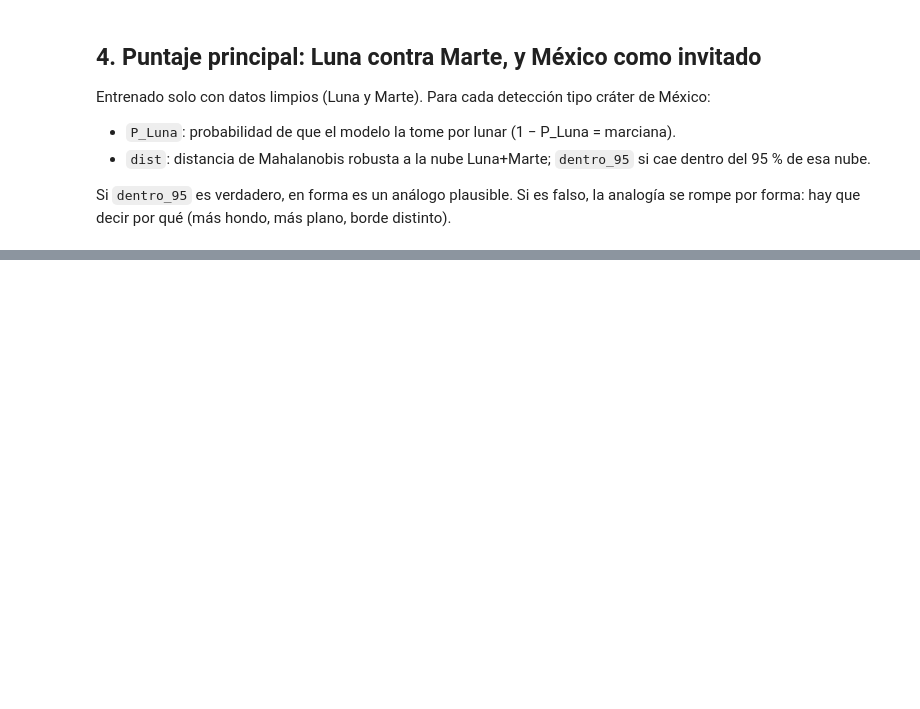
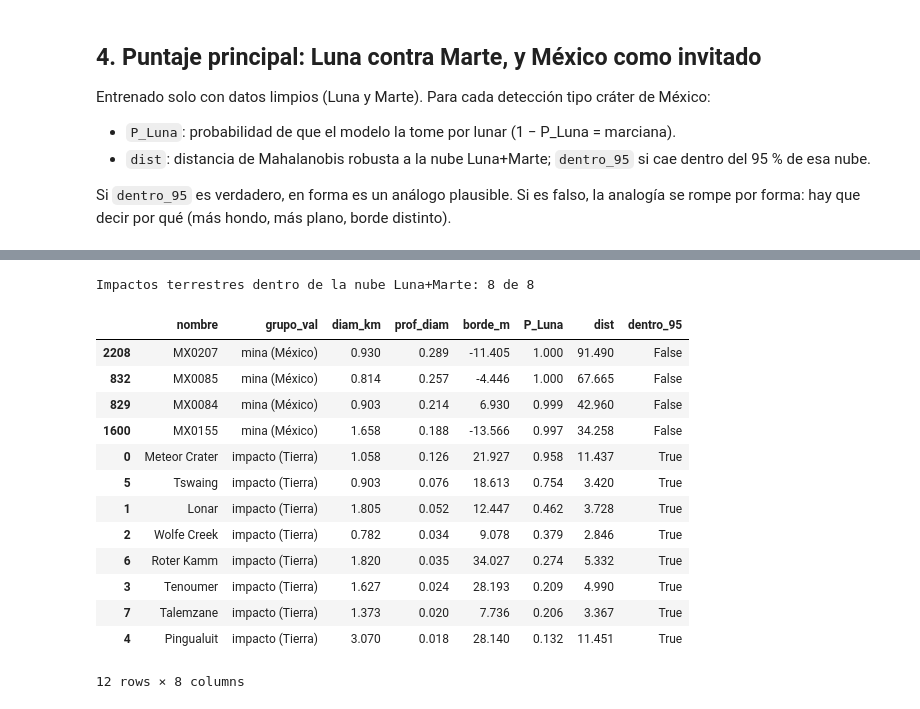
Before and after one commit to Niettzche/spaceapps-2026, a Jupyter notebook: ciencia_datos/03_etiquetas_por_fuentes.ipynb, the cells around one changed output, grey strips where cells are left out. Saved outputs shown, nothing was run; the diff lists cells and outputs as text; code cells hidden in the pictures; blank space fills up the shorter version.

```diff
--- a/ciencia_datos/03_etiquetas_por_fuentes.ipynb
+++ b/ciencia_datos/03_etiquetas_por_fuentes.ipynb
@@ -286,0 +307,25 @@ fig.tight_layout(); fig.savefig(SALIDA / "fuentes_sobre_luna_marte.png", bbox_in
+# %%
+imp = preparar(pd.read_csv(DATOS / "impactos_tierra.csv"))
+imp = imp[imp.detectado.astype(bool) & (imp.nombre != "Xiuyan")].copy()
+imp["P_Luna"] = modelo_lm.predict_proba(imp[FD].to_numpy(float))[:, list(modelo_lm.classes_).index("Luna")]
+imp["dist"] = mcd.mahalanobis(esc.transform(imp[FD])); imp["dentro_95"] = imp.dist <= corte
+print(f"Impactos terrestres dentro de la nube Luna+Marte: {int(imp.dentro_95.sum())} de {len(imp)}")
+comp = pd.concat([imp.assign(grupo_val="impacto (Tierra)")[["nombre", "grupo_val", "diam_km", "prof_diam", "borde_m", "P_Luna", "dist", "dentro_95"]],
+                  mxc[mxc.fuente == "mina"].nlargest(4, "prof_diam").assign(grupo_val="mina (México)", nombre=lambda d: d.cid)[["nombre", "grupo_val", "diam_km", "prof_diam", "borde_m", "P_Luna", "dist", "dentro_95"]]])
+comp.sort_values("P_Luna", ascending=False).round(3)
+# %% [output]
+Impactos terrestres dentro de la nube Luna+Marte: 8 de 8
+|  | nombre | grupo_val | diam_km | prof_diam | borde_m | P_Luna | dist | dentro_95 |
+| 2208 | MX0207 | mina (México) | 0.930 | 0.289 | -11.405 | 1.000 | 91.490 | False |
+| 832 | MX0085 | mina (México) | 0.814 | 0.257 | -4.446 | 1.000 | 67.665 | False |
+| 829 | MX0084 | mina (México) | 0.903 | 0.214 | 6.930 | 0.999 | 42.960 | False |
+| 1600 | MX0155 | mina (México) | 1.658 | 0.188 | -13.566 | 0.997 | 34.258 | False |
+| 0 | Meteor Crater | impacto (Tierra) | 1.058 | 0.126 | 21.927 | 0.958 | 11.437 | True |
+| 5 | Tswaing | impacto (Tierra) | 0.903 | 0.076 | 18.613 | 0.754 | 3.420 | True |
+| 1 | Lonar | impacto (Tierra) | 1.805 | 0.052 | 12.447 | 0.462 | 3.728 | True |
+| 2 | Wolfe Creek | impacto (Tierra) | 0.782 | 0.034 | 9.078 | 0.379 | 2.846 | True |
+| 6 | Roter Kamm | impacto (Tierra) | 1.820 | 0.035 | 34.027 | 0.274 | 5.332 | True |
+| 3 | Tenoumer | impacto (Tierra) | 1.627 | 0.024 | 28.193 | 0.209 | 4.990 | True |
+| 7 | Talemzane | impacto (Tierra) | 1.373 | 0.020 | 7.736 | 0.206 | 3.367 | True |
+| 4 | Pingualuit | impacto (Tierra) | 3.070 | 0.018 | 28.140 | 0.132 | 11.451 | True |
+12 rows × 8 columns
```
Also changed, not shown: parts of 7 cells of this notebook, 4 other files.
